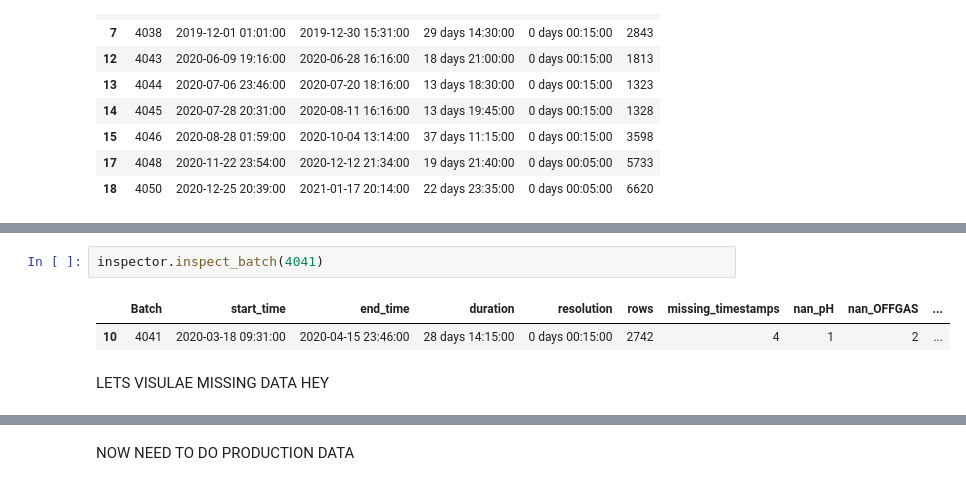
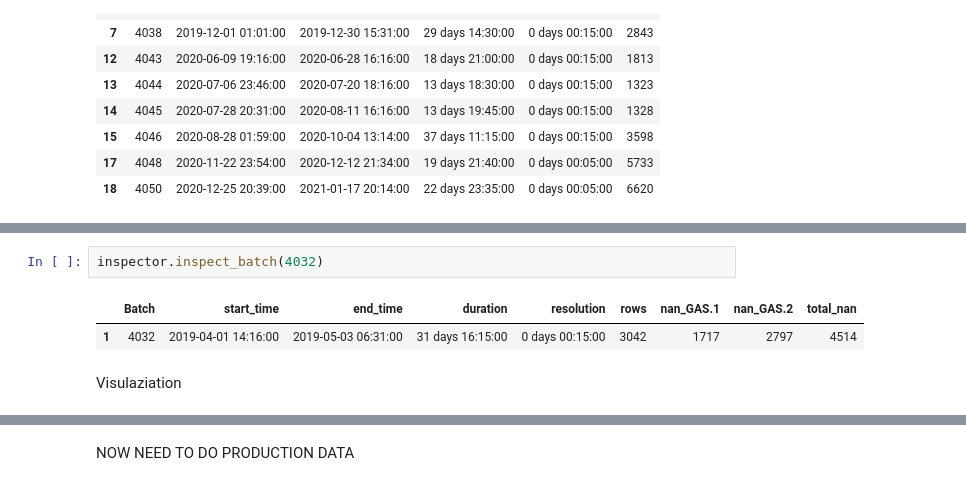
Before and after one commit to RichardFisher1/Applied, a Jupyter notebook: notebooks/Case Study Tasks.ipynb, the cells around one changed output, grey strips where cells are left out. Drawn from its saved outputs; the diff is of its cells as text.

```diff
--- a/notebooks/Case Study Tasks.ipynb
+++ b/notebooks/Case Study Tasks.ipynb
@@ -129,7 +128,7 @@ inspector.inspect_batch(unclean_batches)
 # %%
-inspector.inspect_batch(4041)
+inspector.inspect_batch(4032)
 # %% [output]
-|  | Batch | start_time | end_time | duration | resolution | rows | missing_timestamps | nan_pH | nan_OFFGAS | ... |
-| 10 | 4041 | 2020-03-18 09:31:00 | 2020-04-15 23:46:00 | 28 days 14:15:00 | 0 days 00:15:00 | 2742 | 4 | 1 | 2 | ... |
+|  | Batch | start_time | end_time | duration | resolution | rows | nan_GAS.1 | nan_GAS.2 | total_nan |
+| 1 | 4032 | 2019-04-01 14:16:00 | 2019-05-03 06:31:00 | 31 days 16:15:00 | 0 days 00:15:00 | 3042 | 1717 | 2797 | 4514 |
 # %% [markdown]
-LETS VISULAE MISSING DATA HEY
+Visulaziation
```
Also changed, not shown: parts of 31 cells of this notebook, 2 other files.
